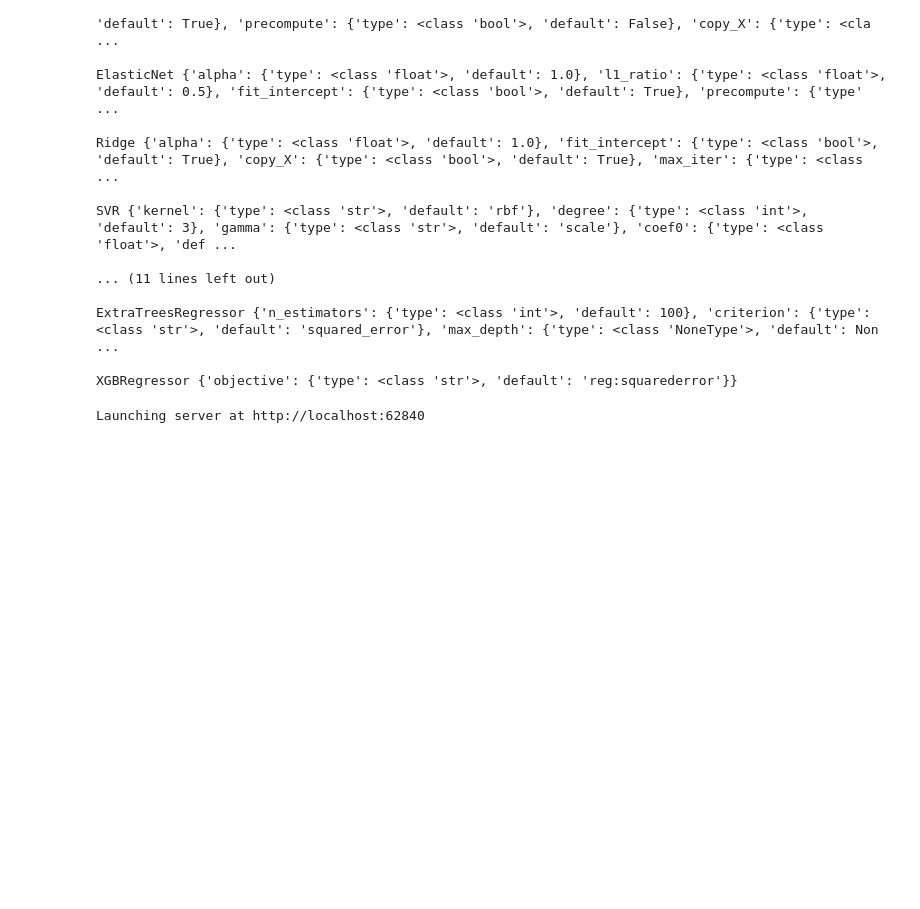
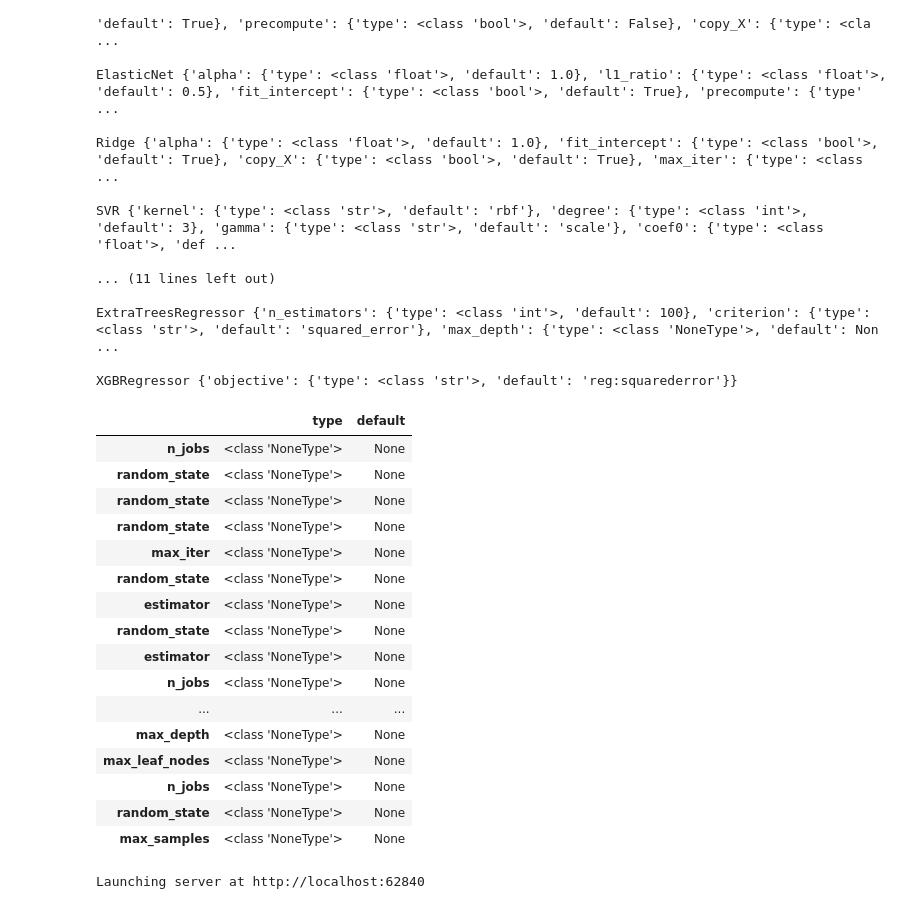
Before and after one commit to PranjalGhildiyal/Regression-interactive, a Jupyter notebook: development.ipynb, the cells around one changed output. Cells and saved outputs as stored; diff of their text form; code cells hidden in the pictures; blank space fills up the shorter version.

Commit message:
completed till making normal regressor model.

```diff
--- a/development.ipynb
+++ b/development.ipynb
@@ -1494,0 +1525,4 @@ print(possible_loss_values)
+# %%
+new= pn.Column()
+for i in a:
+    new.append(make_normal_options(i, i.value))
@@ -1494,0 +1534,4 @@ print(possible_loss_values)
+# %%
+for i in new:
+    print(i[0].name)
+    print('\n\n\n\n')
@@ -1494,0 +1576,4 @@ print(possible_loss_values)
+# %%
+for i in a:
+    print(i.name)
+    print(i.value)
@@ -1494,0 +1591,4 @@ print(possible_loss_values)
+# %%
+for i, j in knowledge['LinearRegression'].items():
+    print(i)
+    print(j)
@@ -1518,6 +1627,27 @@ XGBRegressor {'objective': {'type': <class 'str'>, 'default': 'reg:squarederror'
 total=pd.DataFrame()
 for i in knowledge.keys():
     total= pd.concat([total, pd.DataFrame(knowledge[i])], axis=1)
+# %%
+total1= total.T
+total1[total1['type']==type(None)]
+# %% [output]
+|  | type | default |
+| n_jobs | <class 'NoneType'> | None |
+| random_state | <class 'NoneType'> | None |
+| random_state | <class 'NoneType'> | None |
+| random_state | <class 'NoneType'> | None |
+| max_iter | <class 'NoneType'> | None |
+| random_state | <class 'NoneType'> | None |
+| estimator | <class 'NoneType'> | None |
+| random_state | <class 'NoneType'> | None |
+| estimator | <class 'NoneType'> | None |
+| n_jobs | <class 'NoneType'> | None |
+| ... | ... | ... |
+| max_depth | <class 'NoneType'> | None |
+| max_leaf_nodes | <class 'NoneType'> | None |
+| n_jobs | <class 'NoneType'> | None |
+| random_state | <class 'NoneType'> | None |
+| max_samples | <class 'NoneType'> | None |
 # %%
 import panel as pn
 # %%
```
Also changed, not shown: parts of 14 cells of this notebook, 5 other files.
